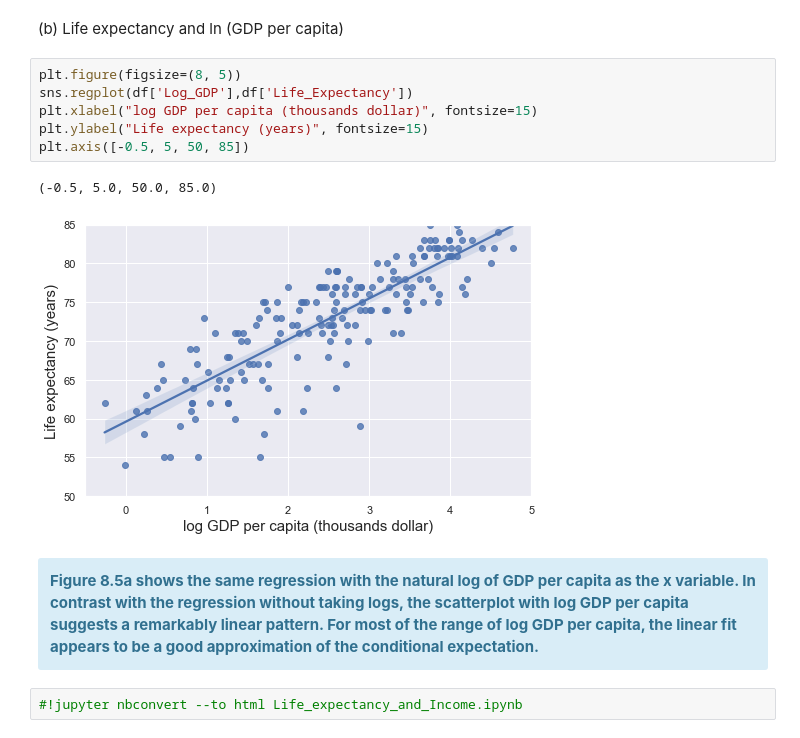
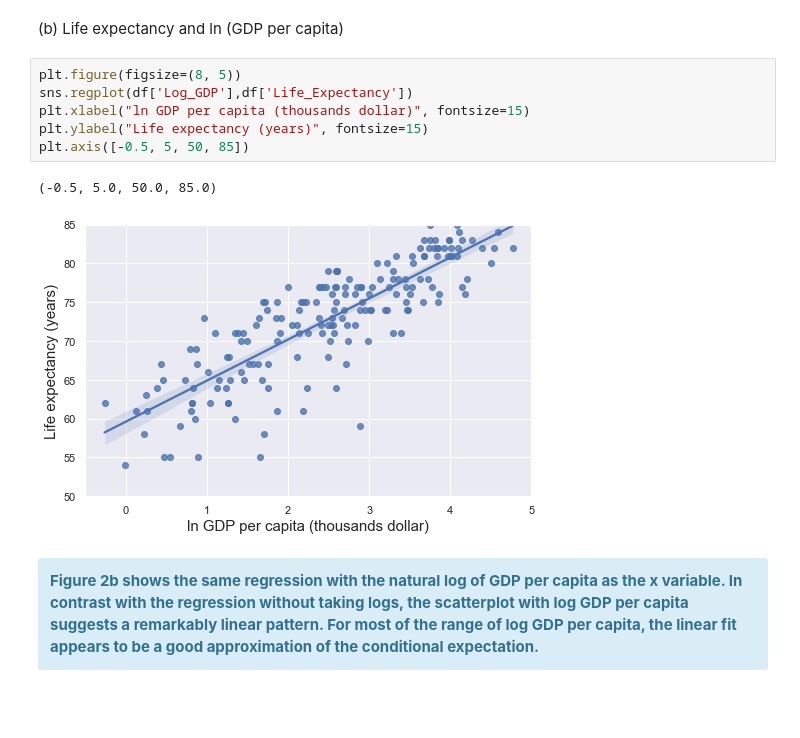
Before and after one commit to fazlanharun/Life-expectancy-and-income-Python, a Jupyter notebook: Life Expectancy and income.ipynb, the cells around one changed output. Drawn from its saved outputs; the diff is of its cells as text; blank space fills up the shorter version.

```diff
--- a/Life Expectancy and income.ipynb
+++ b/Life Expectancy and income.ipynb
@@ -417,18 +420,16 @@ plt.axis([0, 120, 50, 100])
 # %%
 plt.figure(figsize=(8, 5))
 sns.regplot(df['Log_GDP'],df['Life_Expectancy'])
-plt.xlabel("log GDP per capita (thousands dollar)", fontsize=15)
+plt.xlabel("ln GDP per capita (thousands dollar)", fontsize=15)
 plt.ylabel("Life expectancy (years)", fontsize=15)
 plt.axis([-0.5, 5, 50, 85])
 # %% [output]
 (-0.5, 5.0, 50.0, 85.0)
-[figure, old version]
+[figure, new version]
 # %% [markdown]
 <div class="alert alert-block alert-info">
-    <b>Figure 8.5a shows the same regression with the natural log of GDP per capita as the x variable. In contrast with the
+    <b>Figure 2b shows the same regression with the natural log of GDP per capita as the x variable. In contrast with the
 regression without taking logs, the scatterplot with log GDP per capita suggests a remarkably linear pattern.
 For most of the range of log GDP per capita, the linear fit appears to be a good approximation
 of the conditional expectation.</b>
     </div>
-# %%
-#!jupyter nbconvert --to html Life_expectancy_and_Income.ipynb
```
Also changed, not shown: parts of 16 cells of this notebook, 2 other files.
